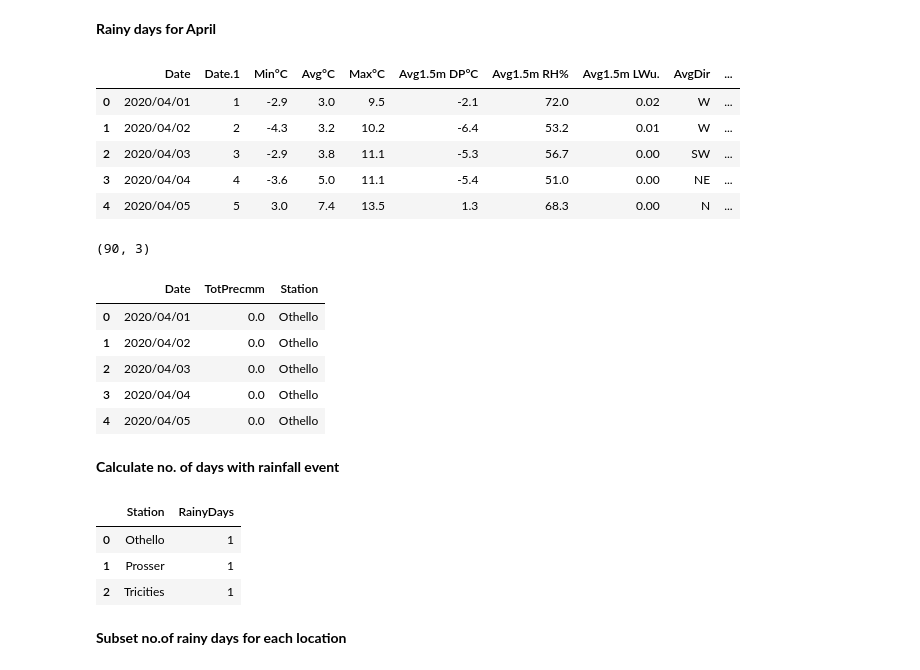
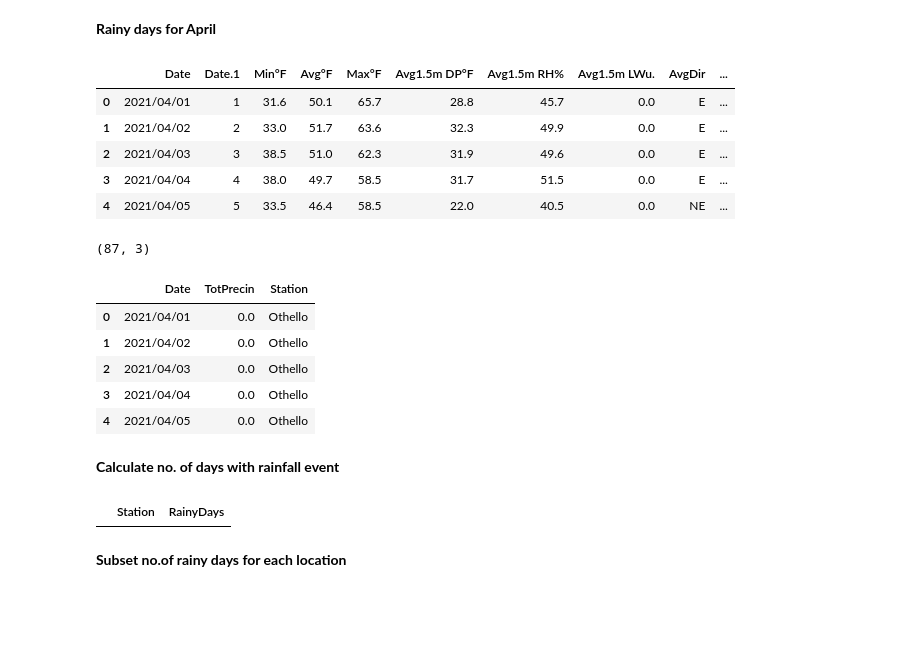
Before and after one commit to d-linnard/LateBlight, a Jupyter notebook: Scripts/Lateblight_2021.ipynb, the cells around one changed output. Saved outputs shown, nothing was run; the diff lists cells and outputs as text; code cells hidden in the pictures; blank space fills up the shorter version.

```diff
--- a/Scripts/Lateblight_2021.ipynb
+++ b/Scripts/Lateblight_2021.ipynb
@@ -159,10 +159,10 @@ Is late blight present within a 5 mile radius?
 # %% [markdown]
 **Rainy days for April**
 # %%
-os.chdir('C:/Users/sudha.gcupadhaya/Desktop/LateBlight/Data')
-df_othello = pd.read_csv('Othello_A_2020.csv')
-df_prosser = pd.read_csv('Prosser_A_2020.csv')
-df_tricities = pd.read_csv('Tricities_A_2020.csv')
+os.chdir('C:/Users/sudha.gcupadhaya/Desktop/LateBlight/Data/2021/Week1/')
+df_othello = pd.read_csv('Othello.csv')
+df_prosser = pd.read_csv('Prosser.csv')
+df_tricities = pd.read_csv('Tricities.csv')
 # %%
 df_othello['Station'] = 'Othello'
 df_prosser['Station'] = 'Prosser'
@@ -171,34 +171,31 @@ df_tricities['Station'] = 'Tricities'
 df_AM = pd.concat([df_othello, df_prosser, df_tricities])
 df_AM.head()
 # %% [output]
-|  | Date | Date.1 | Min°C | Avg°C | Max°C | Avg1.5m DP°C | Avg1.5m RH% | Avg1.5m LWu. | AvgDir | ... |
-| 0 | 2020/04/01 | 1 | -2.9 | 3.0 | 9.5 | -2.1 | 72.0 | 0.02 | W | ... |
-| 1 | 2020/04/02 | 2 | -4.3 | 3.2 | 10.2 | -6.4 | 53.2 | 0.01 | W | ... |
-| 2 | 2020/04/03 | 3 | -2.9 | 3.8 | 11.1 | -5.3 | 56.7 | 0.00 | SW | ... |
-| 3 | 2020/04/04 | 4 | -3.6 | 5.0 | 11.1 | -5.4 | 51.0 | 0.00 | NE | ... |
-| 4 | 2020/04/05 | 5 | 3.0 | 7.4 | 13.5 | 1.3 | 68.3 | 0.00 | N | ... |
+|  | Date | Date.1 | Min°F | Avg°F | Max°F | Avg1.5m DP°F | Avg1.5m RH% | Avg1.5m LWu. | AvgDir | ... |
+| 0 | 2021/04/01 | 1 | 31.6 | 50.1 | 65.7 | 28.8 | 45.7 | 0.0 | E | ... |
+| 1 | 2021/04/02 | 2 | 33.0 | 51.7 | 63.6 | 32.3 | 49.9 | 0.0 | E | ... |
+| 2 | 2021/04/03 | 3 | 38.5 | 51.0 | 62.3 | 31.9 | 49.6 | 0.0 | E | ... |
+| 3 | 2021/04/04 | 4 | 38.0 | 49.7 | 58.5 | 31.7 | 51.5 | 0.0 | E | ... |
+| 4 | 2021/04/05 | 5 | 33.5 | 46.4 | 58.5 | 22.0 | 40.5 | 0.0 | NE | ... |
 # %%
-df_AM = df_AM[['Date', 'TotPrecmm','Station']]#subset only three columns
+df_AM = df_AM[['Date', 'TotPrecin','Station']]#subset only three columns
 print(df_AM.shape)
 df_AM.head()
 # %% [output]
-(90, 3)
+(87, 3)
-|  | Date | TotPrecmm | Station |
-| 0 | 2020/04/01 | 0.0 | Othello |
-| 1 | 2020/04/02 | 0.0 | Othello |
-| 2 | 2020/04/03 | 0.0 | Othello |
-| 3 | 2020/04/04 | 0.0 | Othello |
-| 4 | 2020/04/05 | 0.0 | Othello |
+|  | Date | TotPrecin | Station |
+| 0 | 2021/04/01 | 0.0 | Othello |
+| 1 | 2021/04/02 | 0.0 | Othello |
+| 2 | 2021/04/03 | 0.0 | Othello |
+| 3 | 2021/04/04 | 0.0 | Othello |
+| 4 | 2021/04/05 | 0.0 | Othello |
 # %% [markdown]
 **Calculate no. of days with rainfall event**
 # %%
-grouped = df_AM[df_AM['TotPrecmm'].astype(bool)].groupby(['Station']).size().reset_index(name = 'RainyDays')#calcuate rainy days for each location
+grouped = df_AM[df_AM['TotPrecin'].astype(bool)].groupby(['Station']).size().reset_index(name = 'RainyDays')#calcuate rainy days for each location
 grouped
 # %% [output]
 |  | Station | RainyDays |
-| 0 | Othello | 1 |
-| 1 | Prosser | 1 |
-| 2 | Tricities | 1 |
 # %% [markdown]
 **Subset no.of rainy days for each location**
 # %%
```
Also changed, not shown: parts of 21 cells of this notebook, 16 other files.
